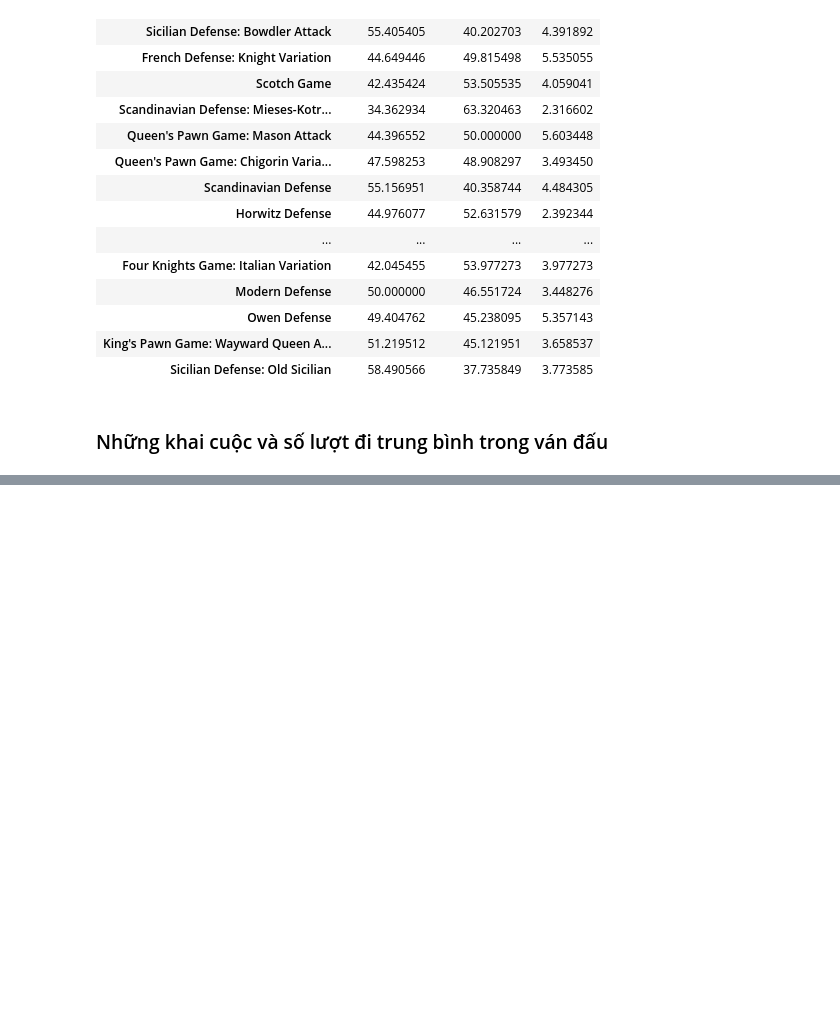
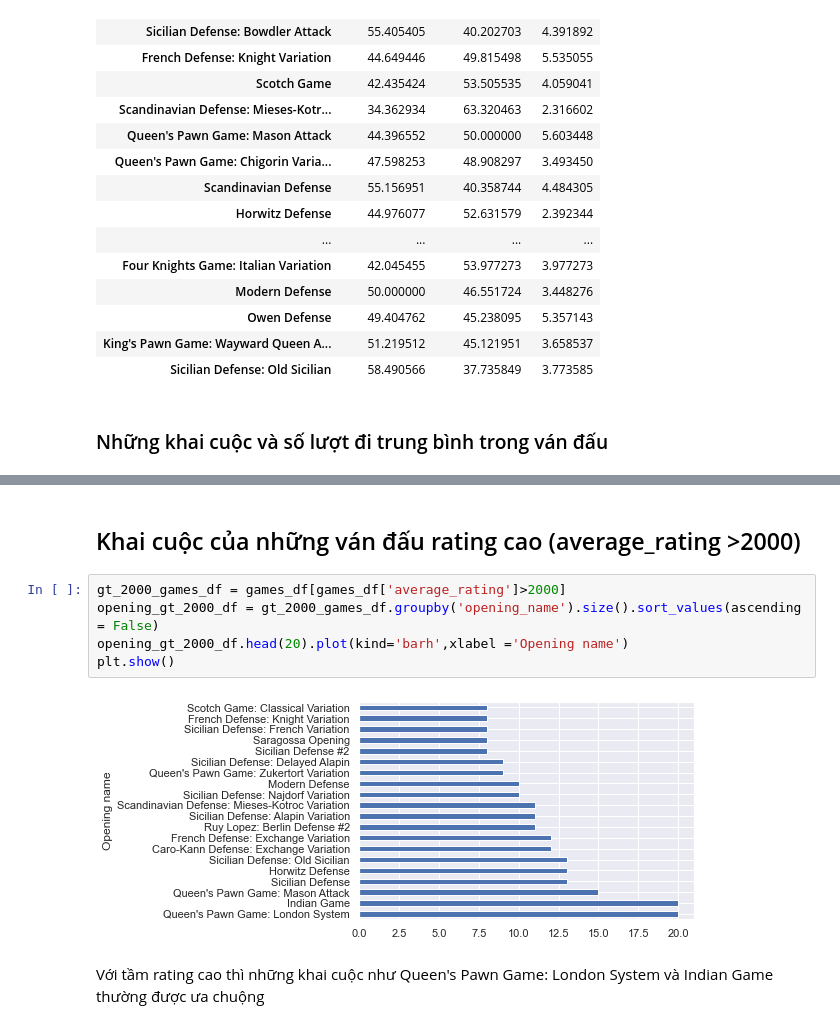
Before and after one commit to nvhieu4899/ProgrammingForDS_PROJECT, a Jupyter notebook: 1712446-NguyenVanHieu.ipynb, the cells around one changed output, grey strips where cells are left out. Saved outputs shown, nothing was run; the diff lists cells and outputs as text; blank space fills up the shorter version.

```diff
--- a/1712446-NguyenVanHieu.ipynb
+++ b/1712446-NguyenVanHieu.ipynb
@@ -123,0 +200,11 @@ white_wins_games_df
+# %% [markdown]
+## Khai cuộc của những ván đấu rating cao (average_rating >2000)
+# %%
+gt_2000_games_df = games_df[games_df['average_rating']>2000]
+opening_gt_2000_df = gt_2000_games_df.groupby('opening_name').size().sort_values(ascending = False)
+opening_gt_2000_df.head(20).plot(kind='barh',xlabel ='Opening name')
+plt.show()
+# %% [output]
+[figure, added]
+# %% [markdown]
+Với tầm rating cao thì những khai cuộc như Queen's Pawn Game: London System và Indian Game thường được ưa chuộng
```
Also changed, not shown: parts of 31 cells of this notebook.
